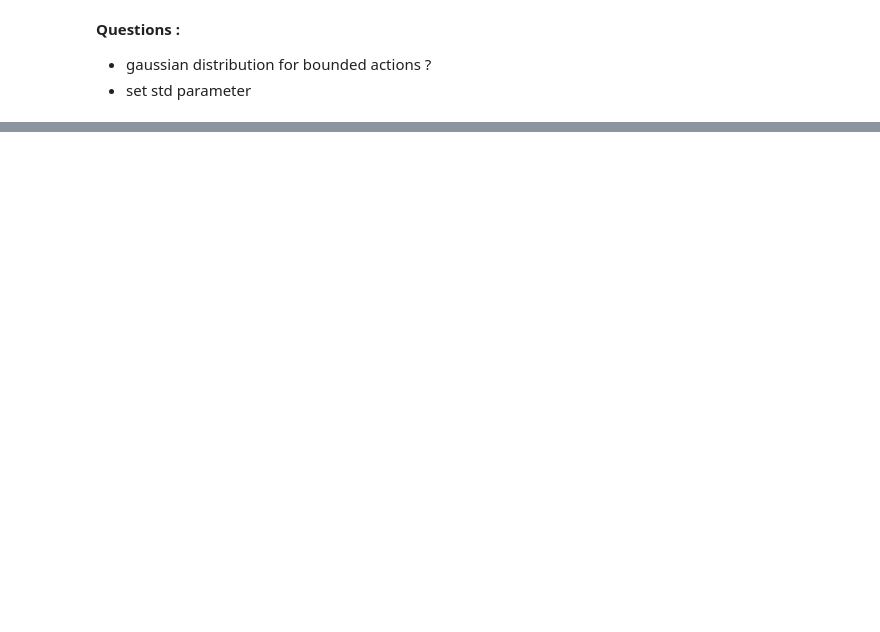
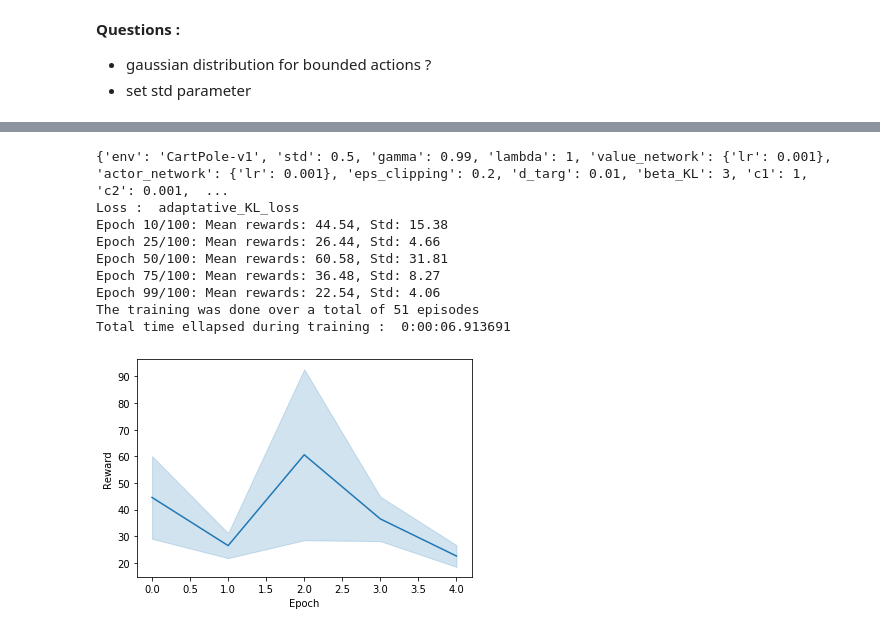
Before and after one commit to DimSum2k/RL-PPO, a Jupyter notebook: preliminary_tests.ipynb, the cells around one changed output, grey strips where cells are left out. Saved outputs shown, nothing was run; the diff lists cells and outputs as text; code cells hidden in the pictures; blank space fills up the shorter version.

```diff
--- a/preliminary_tests.ipynb
+++ b/preliminary_tests.ipynb
@@ -41,19 +56,25 @@ Settings used by the authors (requires the MuJoCo dependencies, 30 days free tri
 ## Configuration
 # %%
 config = {}
-# config['env'] = 'CartPole-v1'
+config['env'] = 'CartPole-v1'
 # config['env'] = 'MountainCarContinuous-v0'
-config['env'] = 'MountainCar-v0'
+# config['env'] = 'LunarLander-v2'
+# config['env'] = 'MountainCar-v0'
 
+# config['std'] = 0.5 # use constant standard deviation for continuous action space (for now)
+config['std'] = 0.001 # use constant standard deviation for continuous action space (for now)
 config['gamma'] = 0.99 #Discount rate
+config['lambda'] = 1 # parameter of the generalized advantage estimation
 config['value_network'] = {'lr': 1e-3}
 config['actor_network'] = {'lr': 1e-3}
-# config['eps_clipping'] = 0.2
-# config['d_targ'] = 0.01
-# config['beta_KL'] = 3
-# config['entropy'] = 1e-3
+config['eps_clipping'] = 0.2
+config['d_targ'] = 0.01
+config['beta_KL'] = 3
+config['c1'] = 1 #paramter of the value function loss
+config['c2'] = 1e-3 #entropy parameter
 # config['epochs'] = 10
 # config['batch_size'] = 10
+config['loss_name'] = ["A2C_loss","adaptative_KL_loss","clipped_loss"][2]
 
 config['seed'] = 1
 
@@ -193,12 +214,13 @@ class ContinuousActorNetwork(nn.Module):
     hidden_size : nb of hidden layers used by the authors
     action_size : action space dimension
     """
-    def __init__(self, input_size, hidden_size, action_size):
+    def __init__(self, input_size, hidden_size, action_size, std, env):
         super(ContinuousActorNetwork, self).__init__()
         self.fc1 = nn.Linear(input_size, hidden_size)
         self.fc2 = nn.Linear(hidden_size, hidden_size)
         self.fc3 = nn.Linear(hidden_size, action_size)
-        self.std = torch.tensor(np.exp(-0.5 * np.ones(action_size))).float() #???
+        self.std = std
+        self.env = env
 
     def forward(self, x):
         out = torch.tanh(self.fc1(x.float()))
@@ -208,6 +230,13 @@ class ContinuousActorNetwork(nn.Module):
         return out
 
     def select_action(self, x):
-        return torch.normal(self(x), self.std).detach().numpy()
+        print(x)
+        sampled_a = torch.normal(self(x), self.std).detach().numpy()
+        print("sampled a",sampled_a)
+        sampled_a = max(self.env.action_space.low, sampled_a)
+        print(sampled_a)
+        sampled_a = min(self.env.action_space.high, sampled_a)
+#         print(sampled_a)
+        return sampled_a
 # %%
 # test
@@ -223,0 +628,22 @@ Sampled action :  [1]
+# %%
+config["eps_clipping"] = 0.2
+config["std"] = 0.5
+# config["loss_name"]="clipped_loss"
+config["loss_name"]="adaptative_KL_loss"
+# config["loss_name"]="A2C_loss"
+print(config)
+agent = PPOAgent(config)
+EPOCHS = 100
+BATCH_SIZE = 30
+rewards = agent.training_batch(EPOCHS, BATCH_SIZE)
+# %% [output]
+{'env': 'CartPole-v1', 'std': 0.5, 'gamma': 0.99, 'lambda': 1, 'value_network': {'lr': 0.001}, 'actor_network': {'lr': 0.001}, 'eps_clipping': 0.2, 'd_targ': 0.01, 'beta_KL': 3, 'c1': 1, 'c2': 0.001,  ...
+Loss :  adaptative_KL_loss
+Epoch 10/100: Mean rewards: 44.54, Std: 15.38
+Epoch 25/100: Mean rewards: 26.44, Std: 4.66
+Epoch 50/100: Mean rewards: 60.58, Std: 31.81
+Epoch 75/100: Mean rewards: 36.48, Std: 8.27
+Epoch 99/100: Mean rewards: 22.54, Std: 4.06
+The training was done over a total of 51 episodes
+Total time ellapsed during training :  0:00:06.913691
+[figure, added]
```
Also changed, not shown: parts of 25 cells of this notebook, 1 other file.
